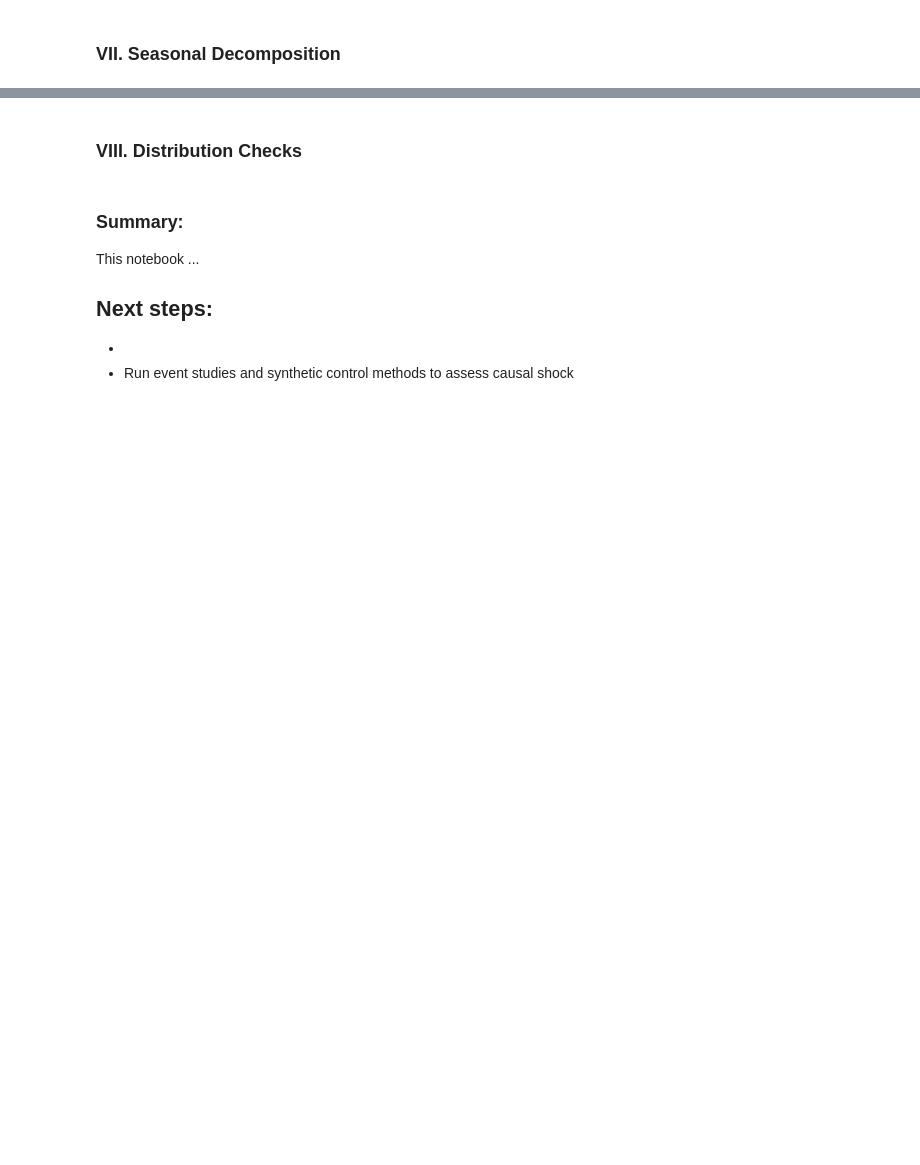
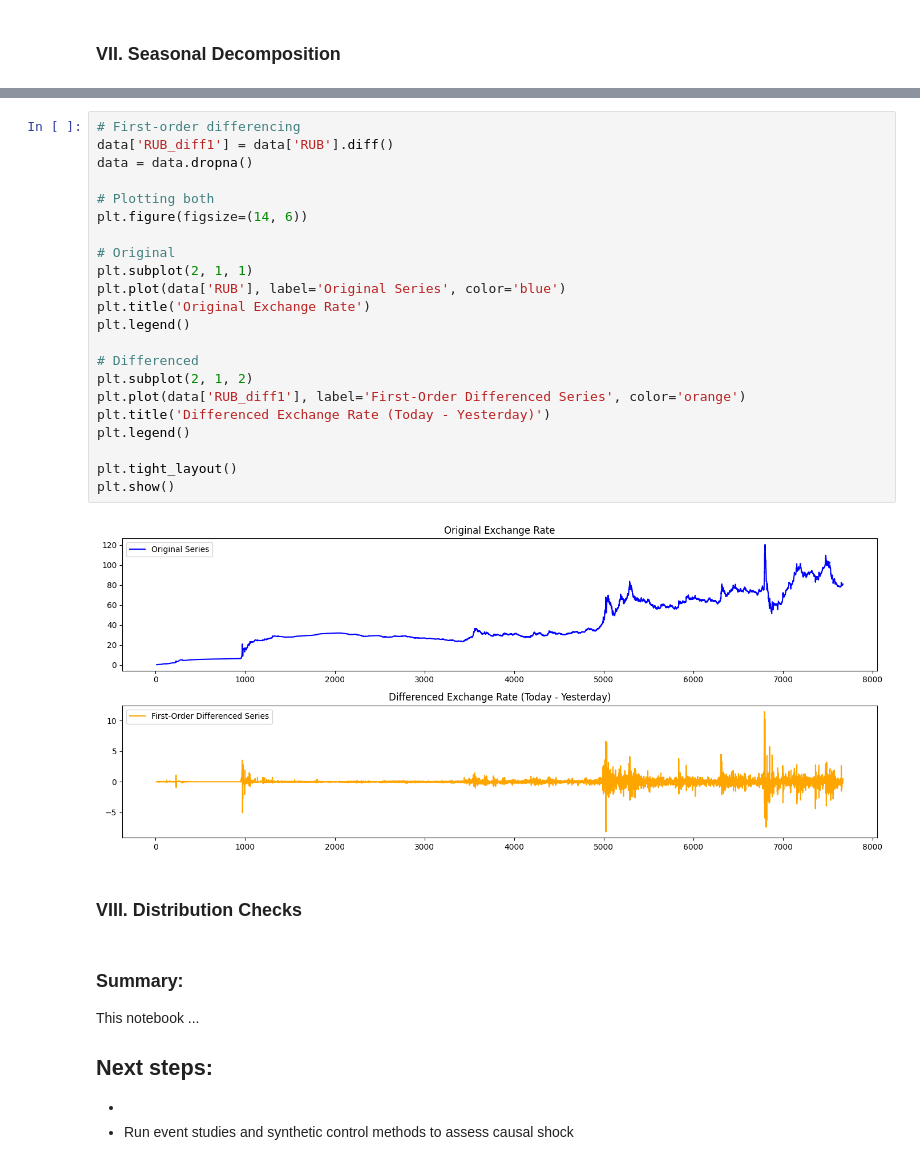
Before and after one commit to ZlataSparrow/Ruble_Volatility_Prediction, a Jupyter notebook: notebook/02_Exploratory_Data_Analysis.ipynb, the cells around one changed output, grey strips where cells are left out. Cells and saved outputs as stored; diff of their text form; blank space fills up the shorter version.

```diff
--- a/notebook/02_Exploratory_Data_Analysis.ipynb
+++ b/notebook/02_Exploratory_Data_Analysis.ipynb
@@ -687,3 +797,27 @@ Modeling Implications:
+# %%
+# First-order differencing
+data['RUB_diff1'] = data['RUB'].diff()
+data = data.dropna()
+
+# Plotting both
+plt.figure(figsize=(14, 6))
+
+# Original
+plt.subplot(2, 1, 1)
+plt.plot(data['RUB'], label='Original Series', color='blue')
+plt.title('Original Exchange Rate')
+plt.legend()
+
+# Differenced
+plt.subplot(2, 1, 2)
+plt.plot(data['RUB_diff1'], label='First-Order Differenced Series', color='orange')
+plt.title('Differenced Exchange Rate (Today - Yesterday)')
+plt.legend()
+
+plt.tight_layout()
+plt.show()
+# %% [output]
+[figure, added]
 # %% [markdown]
 ### VIII. Distribution Checks
 # %% [markdown]
```
Also changed, not shown: parts of 19 cells of this notebook.
